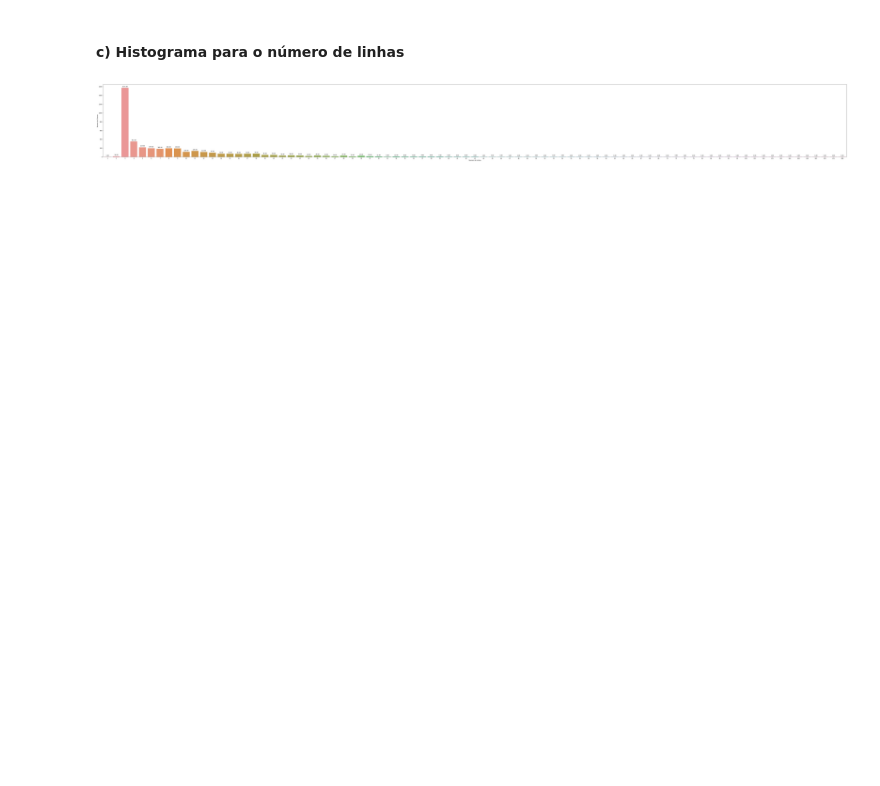
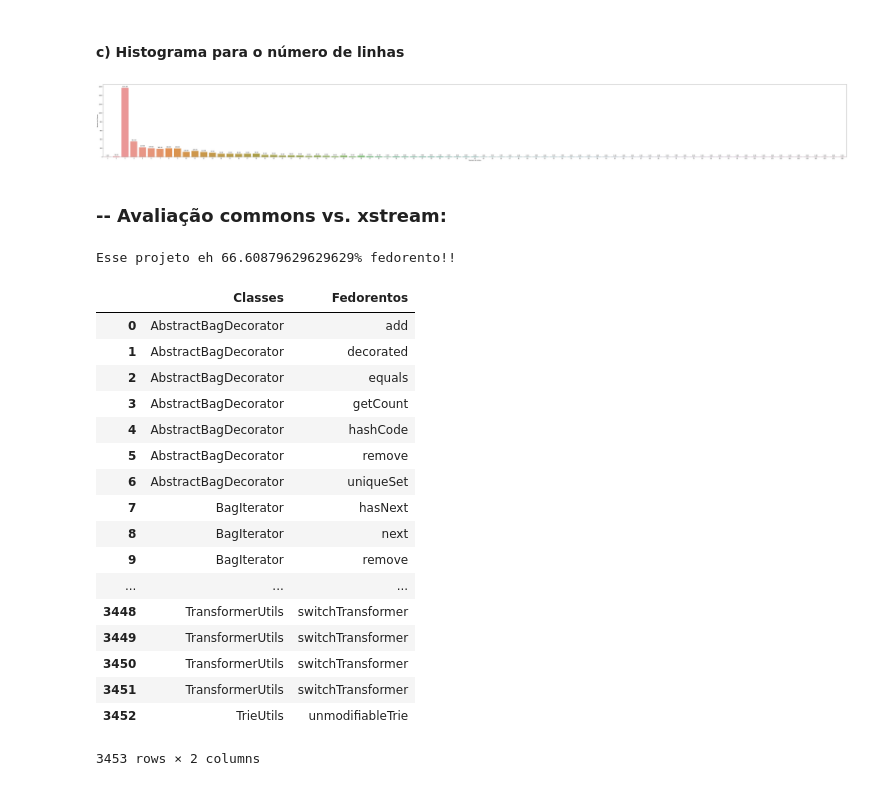
Before and after one commit to brunolmourao/mes-code-smells, a Jupyter notebook: LongLarge/LongLargeJupyter/CSDataAnalysis.ipynb, the cells around one changed output. Cells and saved outputs as stored; diff of their text form; code cells hidden in the pictures; blank space fills up the shorter version.

```diff
--- a/LongLarge/LongLargeJupyter/CSDataAnalysis.ipynb
+++ b/LongLarge/LongLargeJupyter/CSDataAnalysis.ipynb
@@ -389,3 +476,43 @@ for row in g.patches:
 plt.show()
 # %% [output]
 [figure]
+# %% [markdown]
+### -- Avaliação commons vs. xstream:
+# %%
+def finalLM(dataset):
+    smelly = []
+
+    codeM = dataset.code_lines.median().round()
+
+    for cl in range(len(dataset)):
+        actual = dataset.iloc[cl]
+        if (actual.code_lines >= codeM):
+            aux = [actual.class_name, actual.method_name]
+            smelly.append(aux)
+
+    data = pd.DataFrame(smelly, columns=['Classes', 'Fedorentos'])
+    per = (data.size / dataset.size) * 100
+    print("Esse projeto eh {}% fedorento!!".format(per))
+    return data
+# %%
+finalLM(comLM)
+# %% [output]
+Esse projeto eh 66.60879629629629% fedorento!!
+|  | Classes | Fedorentos |
+| 0 | AbstractBagDecorator | add |
+| 1 | AbstractBagDecorator | decorated |
+| 2 | AbstractBagDecorator | equals |
+| 3 | AbstractBagDecorator | getCount |
+| 4 | AbstractBagDecorator | hashCode |
+| 5 | AbstractBagDecorator | remove |
+| 6 | AbstractBagDecorator | uniqueSet |
+| 7 | BagIterator | hasNext |
+| 8 | BagIterator | next |
+| 9 | BagIterator | remove |
+| ... | ... | ... |
+| 3448 | TransformerUtils | switchTransformer |
+| 3449 | TransformerUtils | switchTransformer |
+| 3450 | TransformerUtils | switchTransformer |
+| 3451 | TransformerUtils | switchTransformer |
+| 3452 | TrieUtils | unmodifiableTrie |
+3453 rows × 2 columns
```
Also changed, not shown: parts of 9 cells of this notebook.
